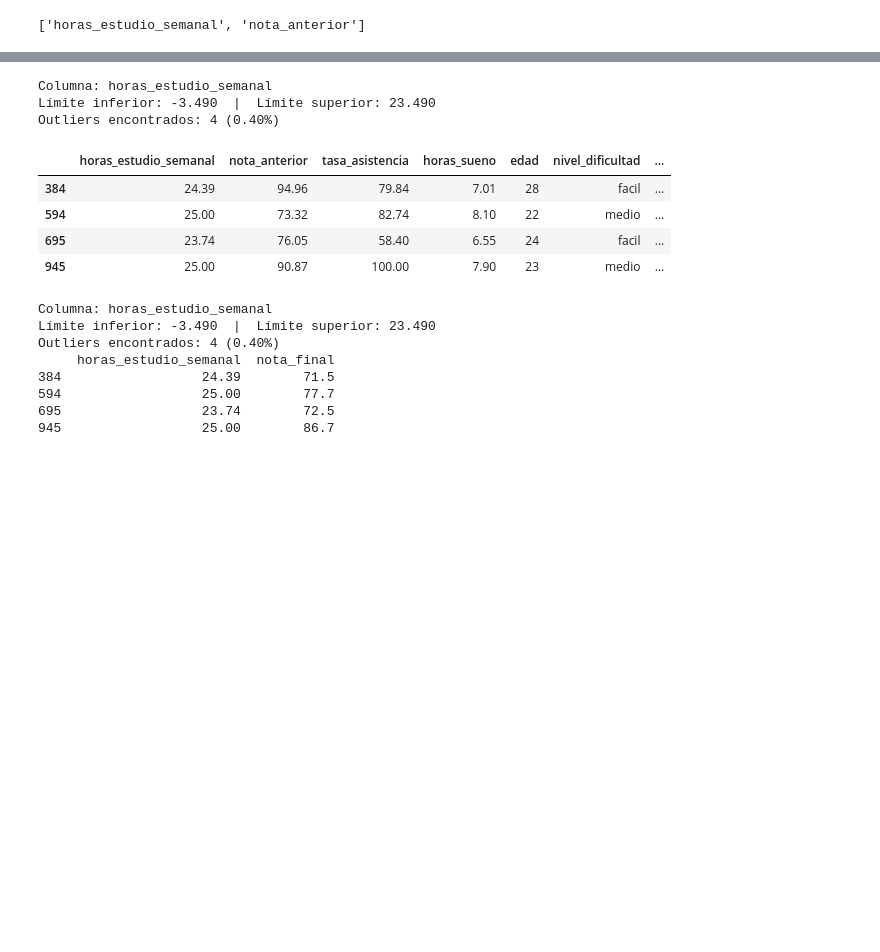
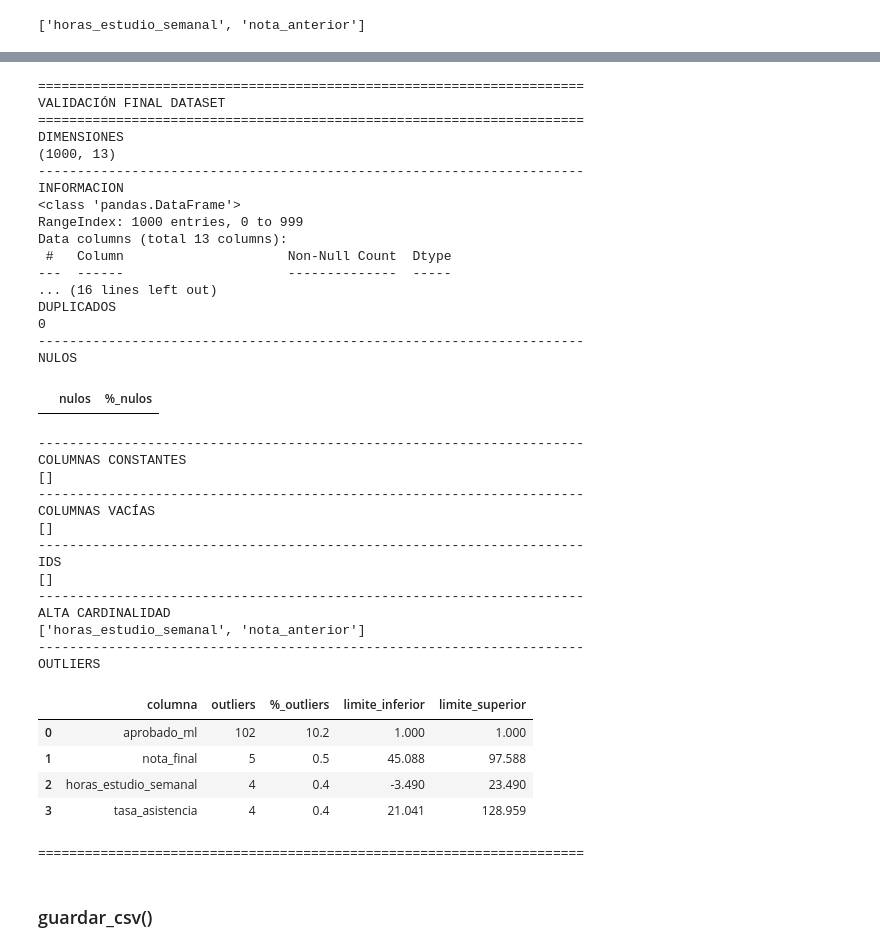
Before and after one commit to FM-Luque/5.DataProyect_Machine_Learning, a Jupyter notebook: notebooks/02_limpieza_transformacion.ipynb, the cells around one changed output, grey strips where cells are left out. Cells and saved outputs as stored; diff of their text form; code cells hidden in the pictures; blank space fills up the shorter version.

```diff
--- a/notebooks/02_limpieza_transformacion.ipynb
+++ b/notebooks/02_limpieza_transformacion.ipynb
@@ -308,0 +506,2 @@ Mismo caso que impago/hipoteca en el proyecto anterior: es una variable binaria
+# %%
+df_l = sl.renombrar_columnas(df_l,{'aprobado':'aprobado_ml'})
@@ -308,0 +510,2 @@ Mismo caso que impago/hipoteca en el proyecto anterior: es una variable binaria
+# %%
+df_l = sl.crear_binaria_sn(df_l, 'aprobado_ml')
@@ -308,0 +514,9 @@ Mismo caso que impago/hipoteca en el proyecto anterior: es una variable binaria
+# %%
+df_l = sl.crear_binaria_ml(
+    df_l,
+    'tiene_tutor',
+    {
+        'no': 0,
+        'si': 1
+    }
+)
@@ -309 +525,3 @@ Mismo caso que impago/hipoteca en el proyecto anterior: es una variable binaria
+# %%
+df_l = sl.renombrar_columnas(df_l,{'tiene_tutor':'tiene_tutor_sn'})
 # %%
@@ -334,23 +548,43 @@ Outliers encontrados: 5 (0.50%)
 # %%
-sl.detectar_outliers_iqr(df_l, 'horas_estudio_semanal')
+sl.validacion_final(df_l)
 # %% [output]
-Columna: horas_estudio_semanal
-Límite inferior: -3.490  |  Límite superior: 23.490
-Outliers encontrados: 4 (0.40%)
+======================================================================
+VALIDACIÓN FINAL DATASET
+======================================================================
+DIMENSIONES
+(1000, 13)
+----------------------------------------------------------------------
+INFORMACION
+<class 'pandas.DataFrame'>
+RangeIndex: 1000 entries, 0 to 999
+Data columns (total 13 columns):
+ #   Column                     Non-Null Count  Dtype
+---  ------                     --------------  -----
+... (16 lines left out)
+DUPLICADOS
+0
+----------------------------------------------------------------------
+NULOS
-|  | horas_estudio_semanal | nota_anterior | tasa_asistencia | horas_sueno | edad | nivel_dificultad | ... |
-| 384 | 24.39 | 94.96 | 79.84 | 7.01 | 28 | facil | ... |
-| 594 | 25.00 | 73.32 | 82.74 | 8.10 | 22 | medio | ... |
-| 695 | 23.74 | 76.05 | 58.40 | 6.55 | 24 | facil | ... |
-| 945 | 25.00 | 90.87 | 100.00 | 7.90 | 23 | medio | ... |
+|  | nulos | %_nulos |
+----------------------------------------------------------------------
+COLUMNAS CONSTANTES
+[]
+----------------------------------------------------------------------
+COLUMNAS VACÍAS
+[]
+----------------------------------------------------------------------
+IDS
+[]
+----------------------------------------------------------------------
+ALTA CARDINALIDAD
+['horas_estudio_semanal', 'nota_anterior']
+----------------------------------------------------------------------
+OUTLIERS
+|  | columna | outliers | %_outliers | limite_inferior | limite_superior |
+| 0 | aprobado_ml | 102 | 10.2 | 1.000 | 1.000 |
+| 1 | nota_final | 5 | 0.5 | 45.088 | 97.588 |
+| 2 | horas_estudio_semanal | 4 | 0.4 | -3.490 | 23.490 |
+| 3 | tasa_asistencia | 4 | 0.4 | 21.041 | 128.959 |
+======================================================================
-# %%
-outliers_hes = sl.detectar_outliers_iqr(df_l, 'horas_estudio_semanal')
-print(outliers_hes[['horas_estudio_semanal', 'nota_final']])
-# %% [output]
-Columna: horas_estudio_semanal
-Límite inferior: -3.490  |  Límite superior: 23.490
-Outliers encontrados: 4 (0.40%)
-     horas_estudio_semanal  nota_final
-384                  24.39        71.5
-594                  25.00        77.7
-695                  23.74        72.5
-945                  25.00        86.7
+# %% [markdown]
+ ### guardar_csv()
```
Also changed, not shown: parts of 146 cells of this notebook, 26 other files.
